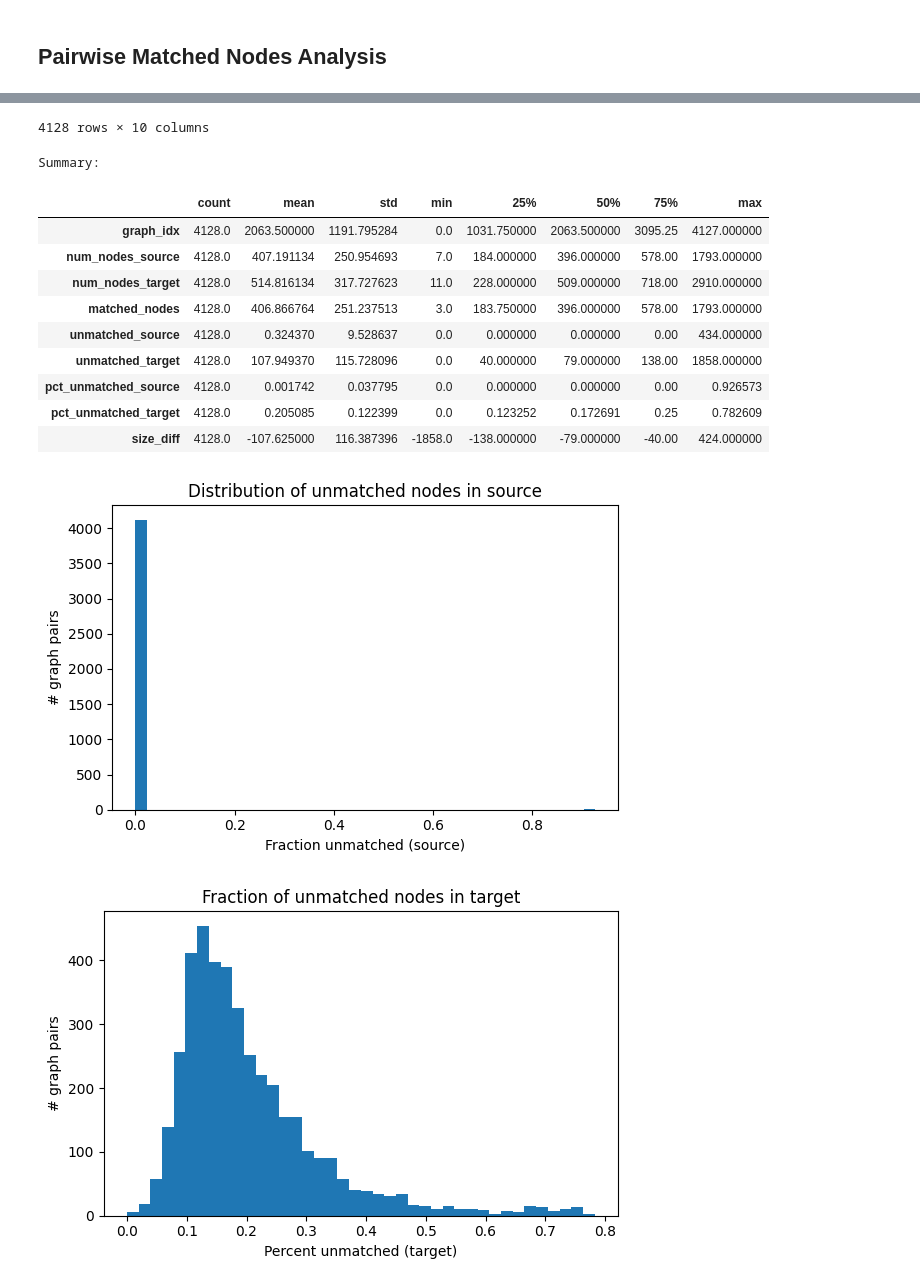
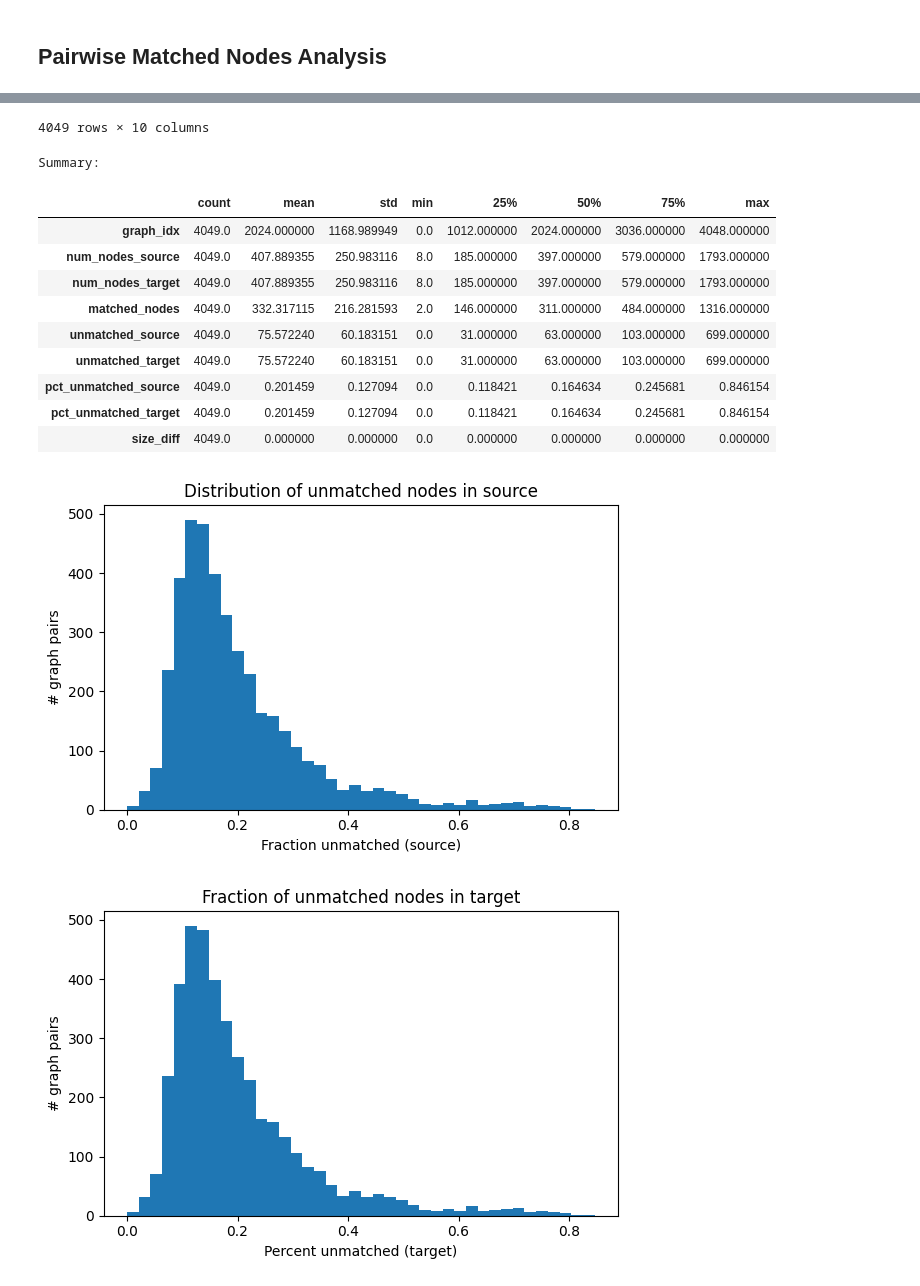
Before and after one commit to aehrlich1/graph-nmr, a Jupyter notebook: notebooks/data_exploration.ipynb, the cells around one changed output, grey strips where cells are left out. Cells and saved outputs as stored; diff of their text form; code cells hidden in the pictures.

```diff
--- a/notebooks/data_exploration.ipynb
+++ b/notebooks/data_exploration.ipynb
@@ -76,6 +3,13 @@ Data(num_nodes=25, edge_attr_s=[234, 1], edge_index_s=[2, 234], y_index_s=[25],
 # %%
-from examples.random_graph import GraphNmrDataset
-from examples.random_graph import PairData # Needs to be imported for unpickling to work
+%load_ext autoreload
+%autoreload 2
 
-dataset = GraphNmrDataset(root="./datasets/nmr_graphs_4k_filtered_mismatches", force_reload=True)
-dataset[1]
+import sys
+from pathlib import Path
+
+project_root = Path("/export/share/anatole93dm/src/graph-nmr/")
+sys.path.insert(0, str(project_root))
+
+from dgmc.datasets import GraphNmrDataset, PairData
+
+dataset = GraphNmrDataset(root=project_root / "datasets/nmr_graphs_4k_filtered_mismatches", force_reload=True)
@@ -881,7 +813,7 @@ def multiset_match_stats(y_s_arr, y_t_arr):
 
 rows = []
 for gi, d in enumerate(tqdm(dataset, desc="Analyzing non-matching counts")):
-    ys = d.y_s.detach().cpu().numpy().ravel()
+    ys = d.y_index_s.detach().cpu().numpy().ravel()
     yt = d.y_t.detach().cpu().numpy().ravel()
     n_s = ys.size
     n_t = yt.size
@@ -941,17 +873,17 @@ plt.show()
-4128 rows × 10 columns
+4049 rows × 10 columns
 Summary:
 |  | count | mean | std | min | 25% | 50% | 75% | max |
-| graph_idx | 4128.0 | 2063.500000 | 1191.795284 | 0.0 | 1031.750000 | 2063.500000 | 3095.25 | 4127.000000 |
-| num_nodes_source | 4128.0 | 407.191134 | 250.954693 | 7.0 | 184.000000 | 396.000000 | 578.00 | 1793.000000 |
-| num_nodes_target | 4128.0 | 514.816134 | 317.727623 | 11.0 | 228.000000 | 509.000000 | 718.00 | 2910.000000 |
-| matched_nodes | 4128.0 | 406.866764 | 251.237513 | 3.0 | 183.750000 | 396.000000 | 578.00 | 1793.000000 |
-| unmatched_source | 4128.0 | 0.324370 | 9.528637 | 0.0 | 0.000000 | 0.000000 | 0.00 | 434.000000 |
-| unmatched_target | 4128.0 | 107.949370 | 115.728096 | 0.0 | 40.000000 | 79.000000 | 138.00 | 1858.000000 |
-| pct_unmatched_source | 4128.0 | 0.001742 | 0.037795 | 0.0 | 0.000000 | 0.000000 | 0.00 | 0.926573 |
-| pct_unmatched_target | 4128.0 | 0.205085 | 0.122399 | 0.0 | 0.123252 | 0.172691 | 0.25 | 0.782609 |
-| size_diff | 4128.0 | -107.625000 | 116.387396 | -1858.0 | -138.000000 | -79.000000 | -40.00 | 424.000000 |
+| graph_idx | 4049.0 | 2024.000000 | 1168.989949 | 0.0 | 1012.000000 | 2024.000000 | 3036.000000 | 4048.000000 |
+| num_nodes_source | 4049.0 | 407.889355 | 250.983116 | 8.0 | 185.000000 | 397.000000 | 579.000000 | 1793.000000 |
+| num_nodes_target | 4049.0 | 407.889355 | 250.983116 | 8.0 | 185.000000 | 397.000000 | 579.000000 | 1793.000000 |
+| matched_nodes | 4049.0 | 332.317115 | 216.281593 | 2.0 | 146.000000 | 311.000000 | 484.000000 | 1316.000000 |
+| unmatched_source | 4049.0 | 75.572240 | 60.183151 | 0.0 | 31.000000 | 63.000000 | 103.000000 | 699.000000 |
+| unmatched_target | 4049.0 | 75.572240 | 60.183151 | 0.0 | 31.000000 | 63.000000 | 103.000000 | 699.000000 |
+| pct_unmatched_source | 4049.0 | 0.201459 | 0.127094 | 0.0 | 0.118421 | 0.164634 | 0.245681 | 0.846154 |
+| pct_unmatched_target | 4049.0 | 0.201459 | 0.127094 | 0.0 | 0.118421 | 0.164634 | 0.245681 | 0.846154 |
+| size_diff | 4049.0 | 0.000000 | 0.000000 | 0.0 | 0.000000 | 0.000000 | 0.000000 | 0.000000 |
-[figure, old version]
+[figure, new version]
-[figure, old version]
+[figure, new version]
 # %%
 # %% [markdown]
 # # Flatten dataset into a Pandas DataFrame (node-level table)
```
Also changed, not shown: parts of 17 cells of this notebook, 1 other file.
